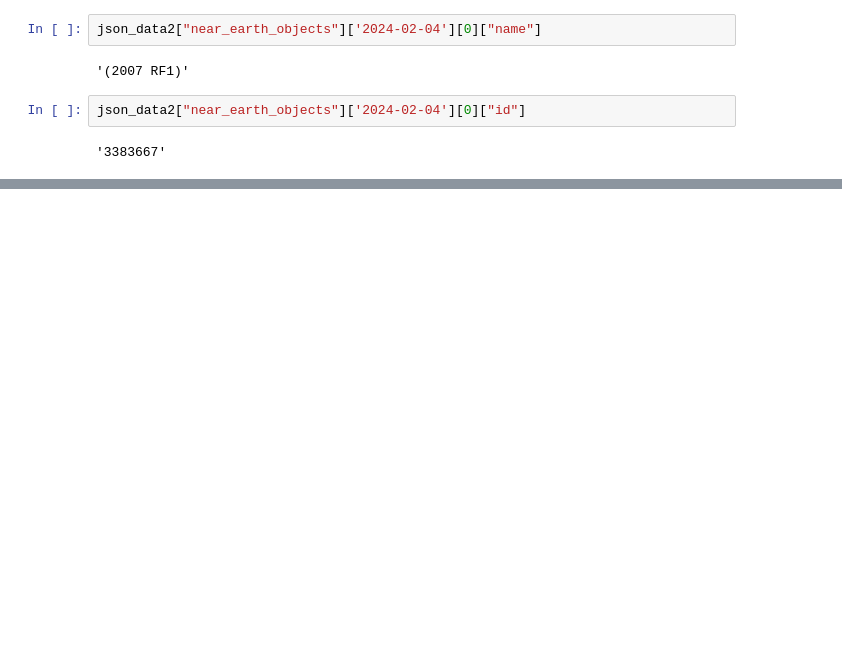
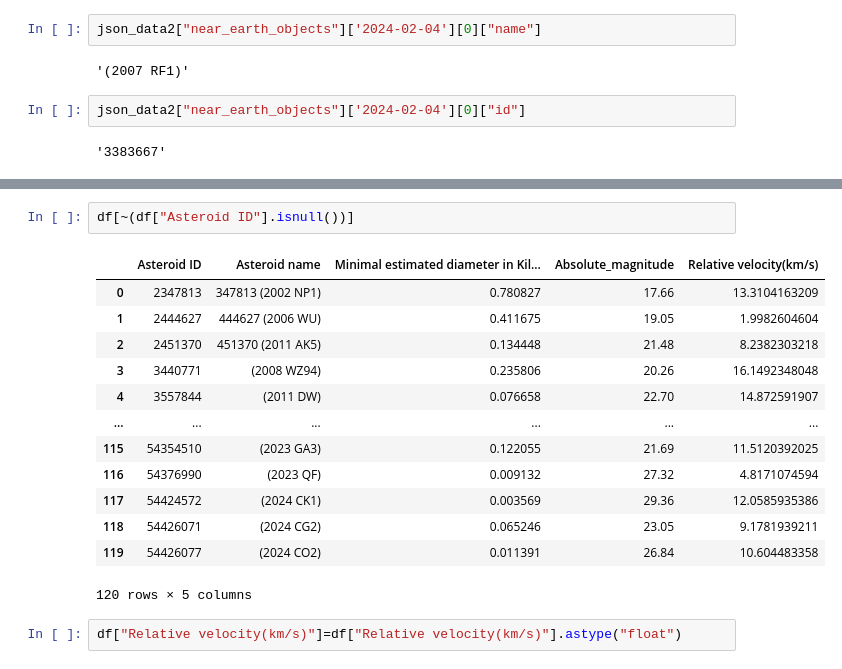
Before and after one commit to TrippleA001/GOMYCODE-Data-Science-Bootcamp-V1, a Jupyter notebook: API_to_Pandas_Dataframe.ipynb, the cells around one changed output, grey strips where cells are left out. Cells and saved outputs as stored; diff of their text form; blank space fills up the shorter version.

```diff
--- a/API_to_Pandas_Dataframe.ipynb
+++ b/API_to_Pandas_Dataframe.ipynb
@@ -236,0 +236,18 @@ data for 2024-02-08 complete
+# %%
+df[~(df["Asteroid ID"].isnull())]
+# %% [output]
+|  | Asteroid ID | Asteroid name | Minimal estimated diameter in Kil... | Absolute_magnitude | Relative velocity(km/s) |
+| 0 | 2347813 | 347813 (2002 NP1) | 0.780827 | 17.66 | 13.3104163209 |
+| 1 | 2444627 | 444627 (2006 WU) | 0.411675 | 19.05 | 1.9982604604 |
+| 2 | 2451370 | 451370 (2011 AK5) | 0.134448 | 21.48 | 8.2382303218 |
+| 3 | 3440771 | (2008 WZ94) | 0.235806 | 20.26 | 16.1492348048 |
+| 4 | 3557844 | (2011 DW) | 0.076658 | 22.70 | 14.872591907 |
+| ... | ... | ... | ... | ... | ... |
+| 115 | 54354510 | (2023 GA3) | 0.122055 | 21.69 | 11.5120392025 |
+| 116 | 54376990 | (2023 QF) | 0.009132 | 27.32 | 4.8171074594 |
+| 117 | 54424572 | (2024 CK1) | 0.003569 | 29.36 | 12.0585935386 |
+| 118 | 54426071 | (2024 CG2) | 0.065246 | 23.05 | 9.1781939211 |
+| 119 | 54426077 | (2024 CO2) | 0.011391 | 26.84 | 10.604483358 |
+120 rows × 5 columns
+# %%
+df["Relative velocity(km/s)"]=df["Relative velocity(km/s)"].astype("float")
```
Also changed, not shown: parts of 13 cells of this notebook.
